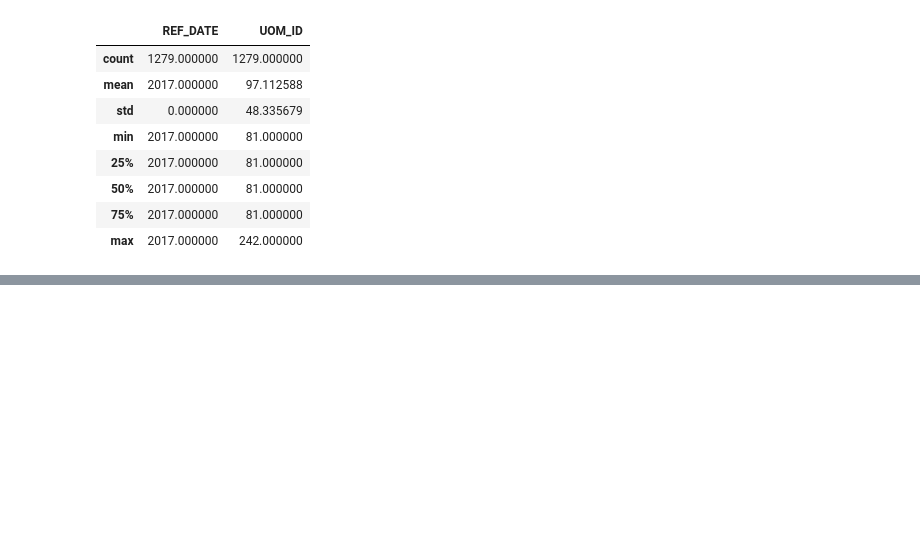
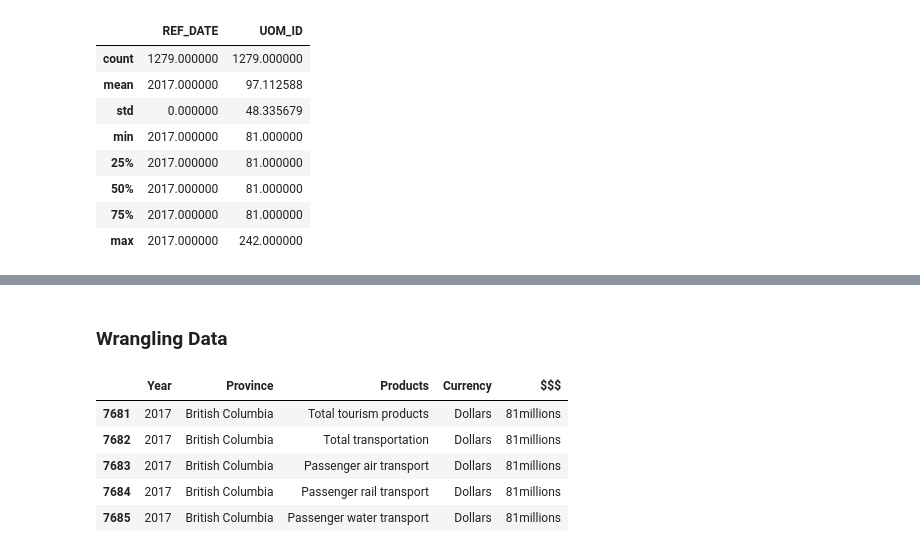
Before and after one commit to data301-2021-winter1/group05-project, a Jupyter notebook: notebooks/analysis2.ipynb, the cells around one changed output, grey strips where cells are left out. Saved outputs shown, nothing was run; the diff lists cells and outputs as text; code cells hidden in the pictures; blank space fills up the shorter version.

```diff
--- a/notebooks/analysis2.ipynb
+++ b/notebooks/analysis2.ipynb
@@ -331,0 +369,13 @@ memory usage: 102.2+ KB
+# %% [markdown]
+### Wrangling Data
+# %%
+#I want to rename the columns, because they have strange names that don't make sense to me.
+df.rename(columns={'REF_DATE': 'Year', 'GEO': 'Province', 'UOM': 'Currency'}, inplace=True)
+df.head()
+# %% [output]
+|  | Year | Province | Products | Currency | $$$ |
+| 7681 | 2017 | British Columbia | Total tourism products | Dollars | 81millions |
+| 7682 | 2017 | British Columbia | Total transportation | Dollars | 81millions |
+| 7683 | 2017 | British Columbia | Passenger air transport | Dollars | 81millions |
+| 7684 | 2017 | British Columbia | Passenger rail transport | Dollars | 81millions |
+| 7685 | 2017 | British Columbia | Passenger water transport | Dollars | 81millions |
```
Also changed, not shown: parts of 8 cells of this notebook.
